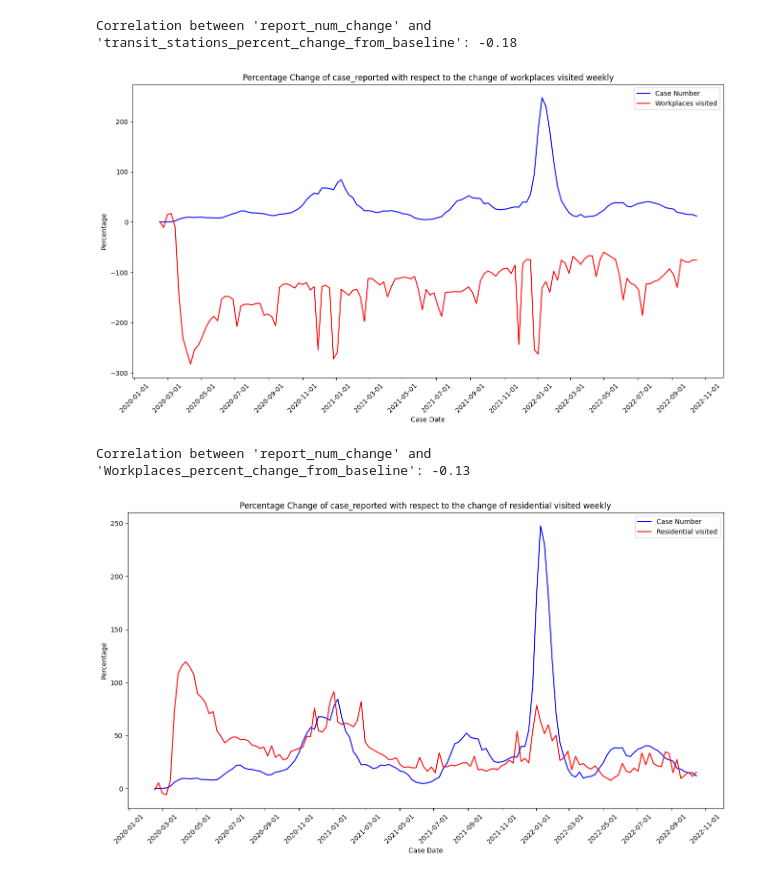
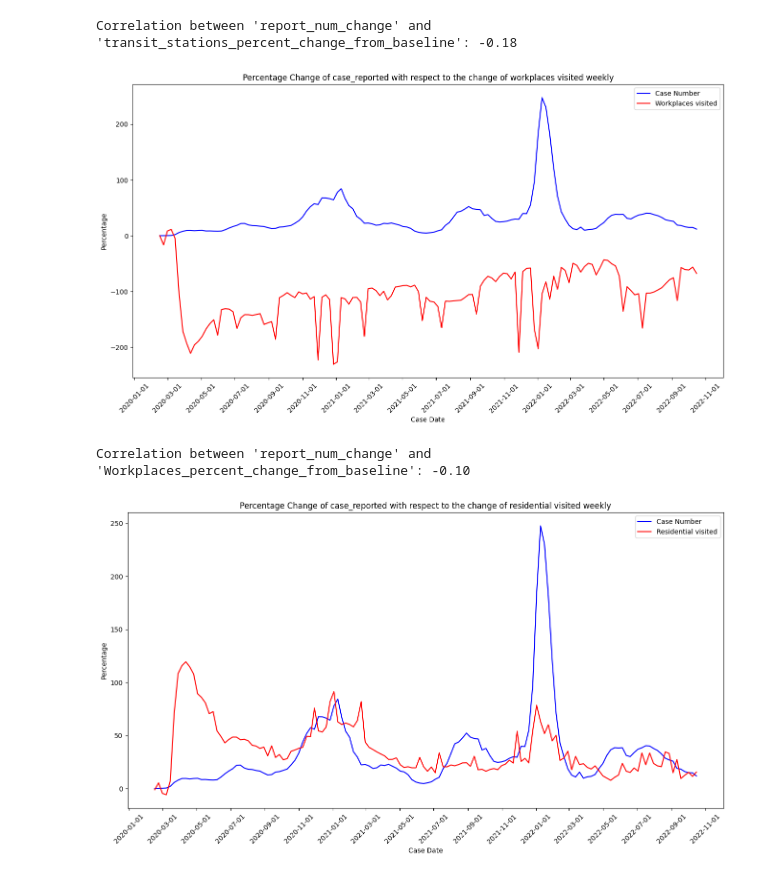
Before and after one commit to suker0723/Relationship-Between-COVID-19-and-Human-Behavior, a Jupyter notebook: Mobility Report/Covid Mobility Plot.ipynb, the cells around one changed output. Drawn from its saved outputs; the diff is of its cells as text; code cells hidden in the pictures.

```diff
--- a/Mobility Report/Covid Mobility Plot.ipynb
+++ b/Mobility Report/Covid Mobility Plot.ipynb
@@ -4,7 +4,7 @@ import matplotlib.pyplot as plt
 import matplotlib.dates as mdates
 
 # Read the CSV file
-file_path = 'D:\Relationship-Between-COVID-19-and-Human-Behavior\Covid_joined_data.csv'
+file_path = 'E:\\Mobility Covid\\Covid_joined_data.csv'
 data = pd.read_csv(file_path)
 data['case_dt'] = pd.to_datetime(data['case_dt'], format='%Y/%m/%d')
 plt.figure(figsize=(16, 8))
@@ -15,7 +15,6 @@ bar_data = data[['case_dt', 'Report_dt']]
 plt.bar(bar_data['case_dt'], bar_data['Report_dt'], color='lightblue', alpha=0.8)
 
 # Set labels and titles
-
 plt.xlabel('Case Date')
 plt.ylabel('Report Date')
 plt.title('Report Date during COVID-19')
@@ -293,59 +201,39 @@ Correlation between 'report_num_change' and 'transit_stations_percent_change_fro
 # %%
 # Read the CSV file and parse the date
 data = pd.read_csv(file_path)
 data['case_dt'] = pd.to_datetime(data['case_dt'], format='%Y/%m/%d')
 
-# Set the 'case_dt' column as the index
 data.set_index('case_dt', inplace=True)
+# Drop weekend data for workplaces
+data.loc[data.index.weekday >= 5, 'Workplaces_percent_change_from_baseline'] = None
 
-# Calculate the weekly sum of 'Report_dt' and 'retails_percent_change_from_baselin' values
 weekly_data = data[['Report_dt', 'Workplaces_percent_change_from_baseline']].resample('W').sum()
 
-# Calculate the percentage change in the weekly 'Report_dt' values with respect to the first week
 weekly_data['report_num_change'] = (weekly_data['Report_dt'] / weekly_data['Report_dt'].iloc[0] - 1) /100
-
-# Reset the index
 weekly_data = weekly_data.reset_index()
 
-# Set the figure size
 plt.figure(figsize=(16, 8))
-
-# Plot the weekly percentage change of 'Report_dt'
 plt.plot(weekly_data['case_dt'], weekly_data['report_num_change'], label='Case Number', color='blue')
-
-# Plot the weekly sum of 'parks_percent_change_from_baselin'
 plt.plot(weekly_data['case_dt'], weekly_data['Workplaces_percent_change_from_baseline'], label='Workplaces visited', color='red')
 
-# Set the x-axis label
 plt.xlabel('Case Date')
-
-# Set the y-axis label
 plt.ylabel('Percentage')
-
-# Set the title
 plt.title('Percentage Change of case_reported with respect to the change of workplaces visited weekly')
 
-# Format x-axis tick labels for every 3 months
 plt.gca().xaxis.set_major_locator(mdates.MonthLocator(interval=2))
 plt.gca().xaxis.set_major_formatter(mdates.DateFormatter('%Y-%m-%d'))
 
-# Rotate x-axis labels
 plt.xticks(rotation=45)
-
-# Add a legend
 plt.legend()
-
-# Show the plot
 plt.show()
 # %% [output]
-[figure, old version]
+[figure, new version]
 # %%
-# Calculate the correlation between 'report_num_change' and 'grocery_and_pharmacy_percent_change_from_baseline'
 correlation = weekly_data['report_num_change'].corr(weekly_data['Workplaces_percent_change_from_baseline'])
 
 print(f"Correlation between 'report_num_change' and 'Workplaces_percent_change_from_baseline': {correlation:.2f}")
 # %% [output]
-Correlation between 'report_num_change' and 'Workplaces_percent_change_from_baseline': -0.13
+Correlation between 'report_num_change' and 'Workplaces_percent_change_from_baseline': -0.10
 # %%
 # Read the CSV file and parse the date
 data = pd.read_csv(file_path)
```
Also changed, not shown: parts of 12 cells of this notebook, 1 other file.
